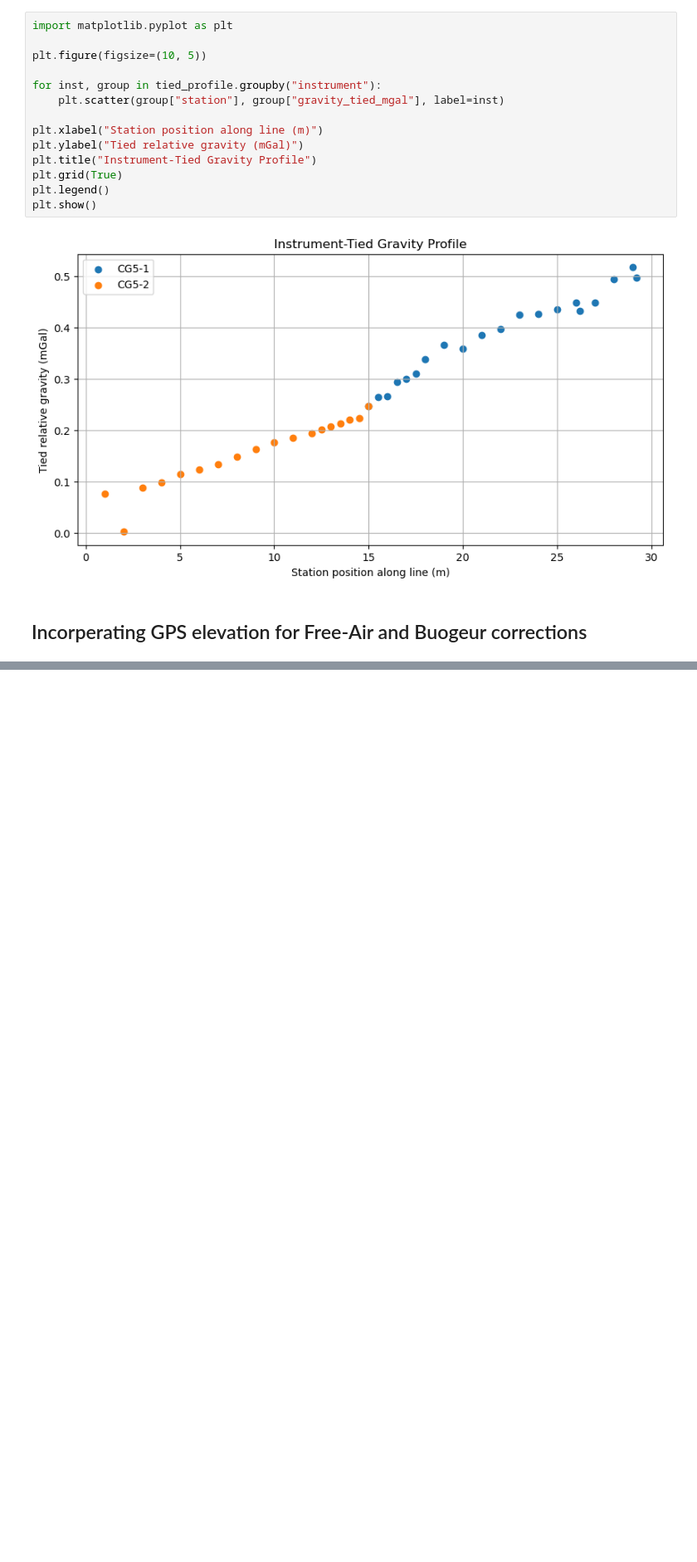
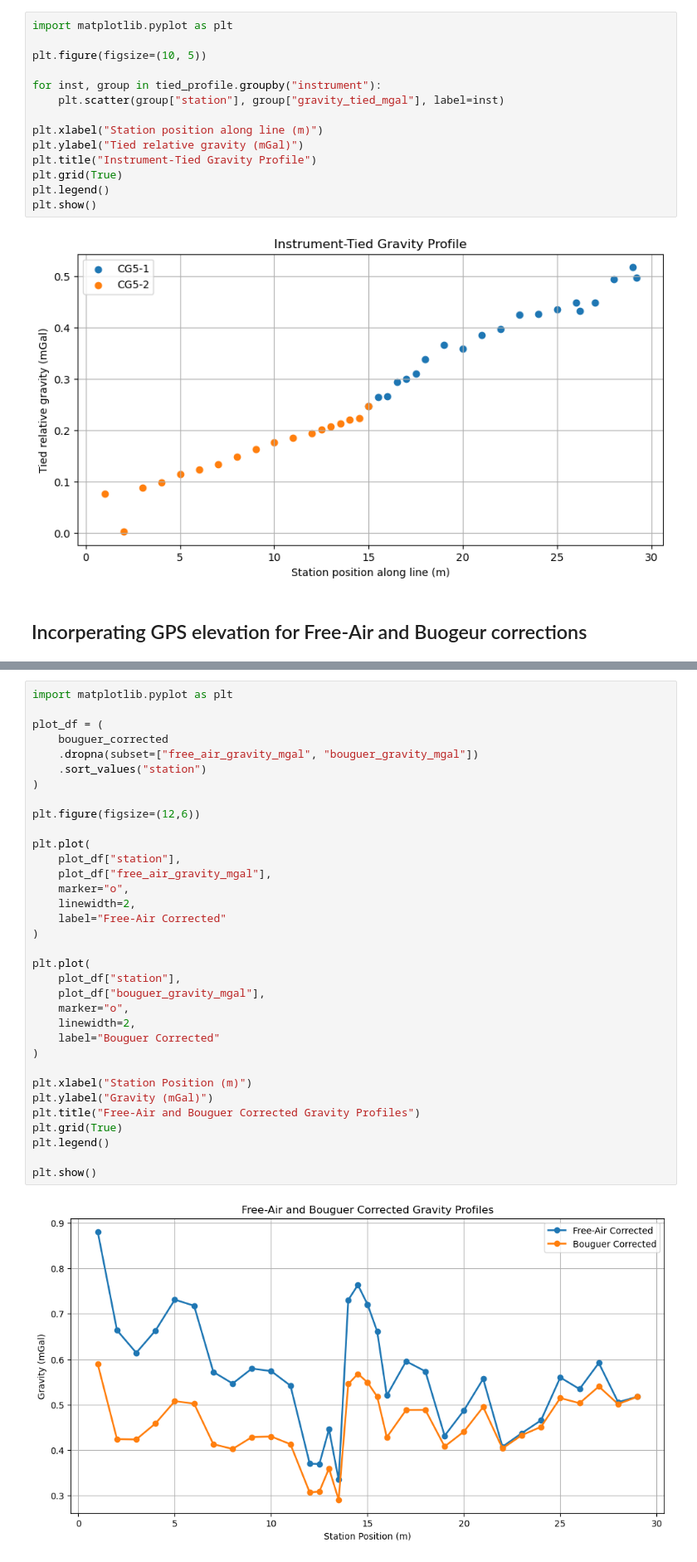
Before and after one commit to tessamurphy16/Geophysical-Characterization-of-the-Historic-Onyx-Mine-in-Steamboat-Springs-CO.-, a Jupyter notebook: notebooks/WORKING ipynb files/gravity_onyx.ipynb, the cells around one changed output, grey strips where cells are left out. Shown at 83% size. Drawn from its saved outputs; the diff is of its cells as text; blank space fills up the shorter version.

```diff
--- a/notebooks/WORKING ipynb files/gravity_onyx.ipynb
+++ b/notebooks/WORKING ipynb files/gravity_onyx.ipynb
@@ -176,0 +317,36 @@ FileNotFoundError: [Errno 2] No such file or directory: '../../data/gravity/raw_
+# %%
+import matplotlib.pyplot as plt
+
+plot_df = (
+    bouguer_corrected
+    .dropna(subset=["free_air_gravity_mgal", "bouguer_gravity_mgal"])
+    .sort_values("station")
+)
+
+plt.figure(figsize=(12,6))
+
+plt.plot(
+    plot_df["station"],
+    plot_df["free_air_gravity_mgal"],
+    marker="o",
+    linewidth=2,
+    label="Free-Air Corrected"
+)
+
+plt.plot(
+    plot_df["station"],
+    plot_df["bouguer_gravity_mgal"],
+    marker="o",
+    linewidth=2,
+    label="Bouguer Corrected"
+)
+
+plt.xlabel("Station Position (m)")
+plt.ylabel("Gravity (mGal)")
+plt.title("Free-Air and Bouguer Corrected Gravity Profiles")
+plt.grid(True)
+plt.legend()
+
+plt.show()
+# %% [output]
+[figure, added]
```
Also changed, not shown: parts of 10 cells of this notebook, 2 other files.
